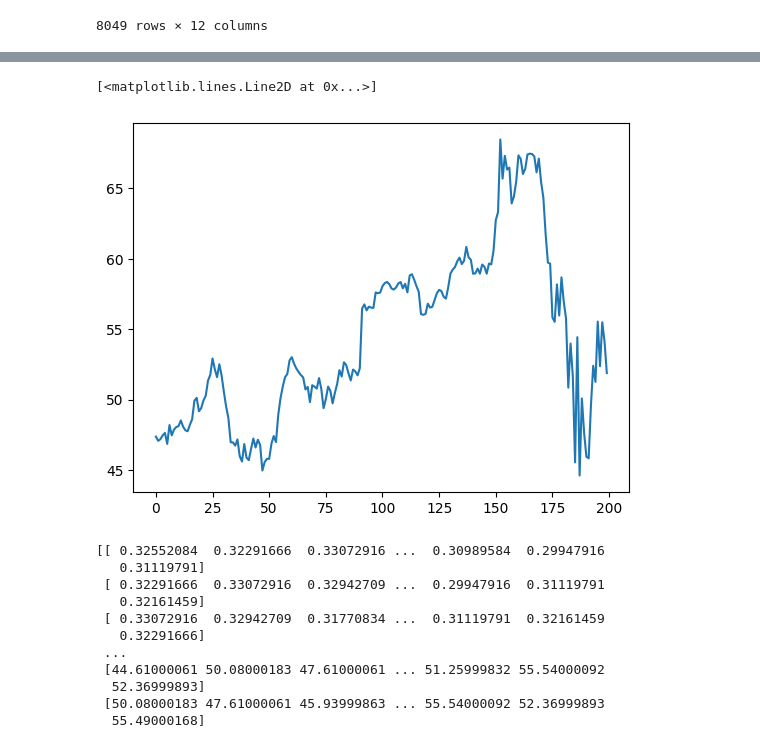
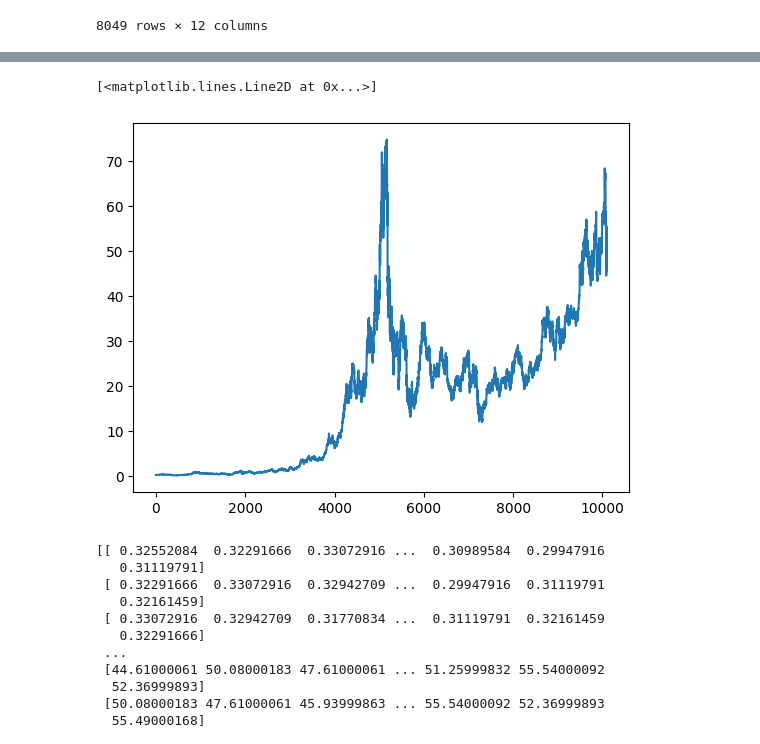
Before and after one commit to vuanhhuyhlqn/stock_predict_ML, a Jupyter notebook: test.ipynb, the cells around one changed output, grey strips where cells are left out. Saved outputs shown, nothing was run; the diff lists cells and outputs as text; code cells hidden in the pictures.

```diff
--- a/test.ipynb
+++ b/test.ipynb
@@ -62,0 +60,2 @@ intc_close = intc["Close"]
+# %%
+intc_close = intc.drop(["Close"], axis=1)
@@ -63,10 +78,10 @@ intc_close = intc["Close"]
 # %%
 intc_close_np = intc_close.to_numpy()
 # %%
-plt.plot(intc_close_np[-200:])
+plt.plot(intc_close_np)
 # %% [output]
 [<matplotlib.lines.Line2D at 0x...>]
-[figure, old version]
+[figure, new version]
 # %%
 X = get_view(intc_close_np, 10)
 print(X)
```
Also changed, not shown: parts of 3 cells of this notebook, 2 other files.
